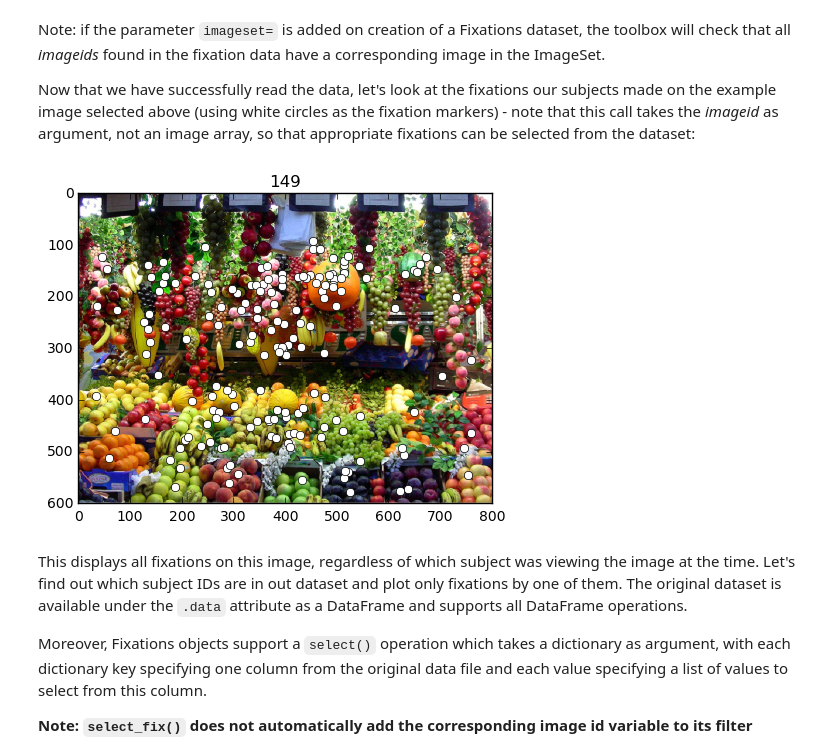
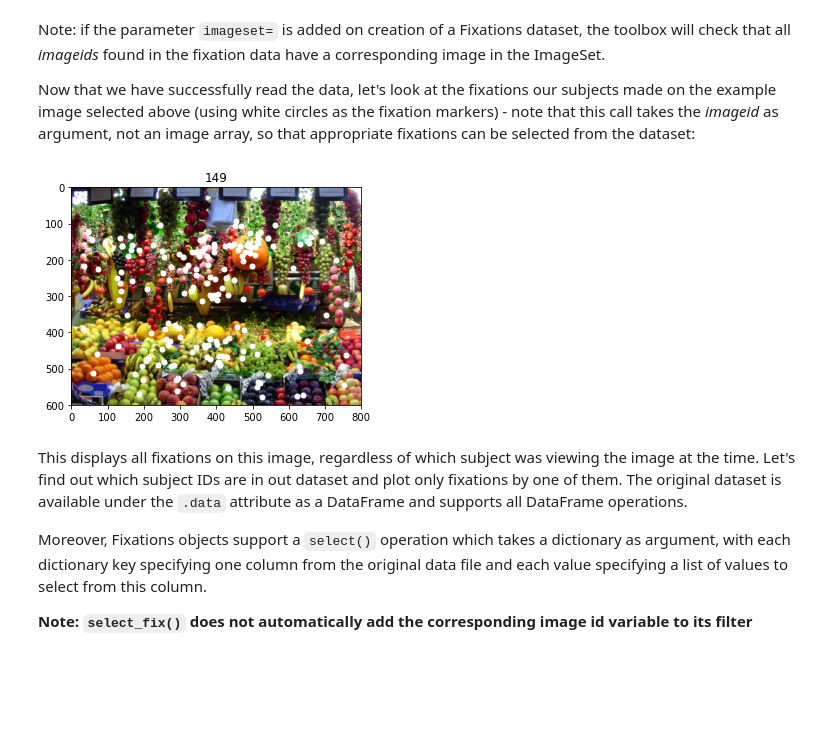
Before and after one commit to ischtz/gridfix-tutorial, a Jupyter notebook: Tutorial1_ImagesRegionsFixations.ipynb, the cells around one changed output. Cells and saved outputs as stored; diff of their text form; code cells hidden in the pictures; blank space fills up the shorter version.

```diff
--- a/Tutorial1_ImagesRegionsFixations.ipynb
+++ b/Tutorial1_ImagesRegionsFixations.ipynb
@@ -133,9 +133,9 @@ Note: if the parameter `imageset=` is added on creation of a Fixations dataset,
 
 Now that we have successfully read the data, let's look at the fixations our subjects made on the example image selected above (using white circles as the fixation markers) - note that this call takes the _imageid_ as argument, not an image array, so that appropriate fixations can be selected from the dataset:
 # %%
-fix.plot(example_img, plotformat='wo')
+fix.plot(example_img)
 # %% [output]
-[figure, old version]
+[figure, new version]
 # %% [markdown]
 This displays all fixations on this image, regardless of which subject was viewing the image at the time. Let's find out which subject IDs are in out dataset and plot only fixations by one of them. The original dataset is available under the `.data` attribute as a DataFrame and supports all DataFrame operations.
 
```
Also changed, not shown: parts of 10 cells of this notebook.
